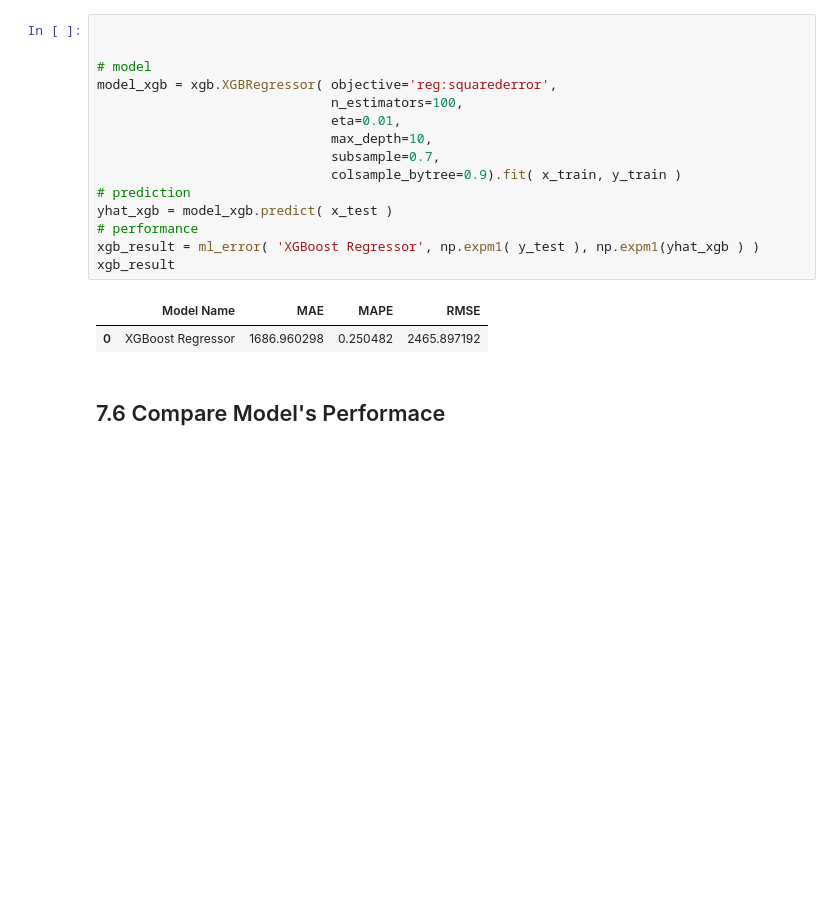
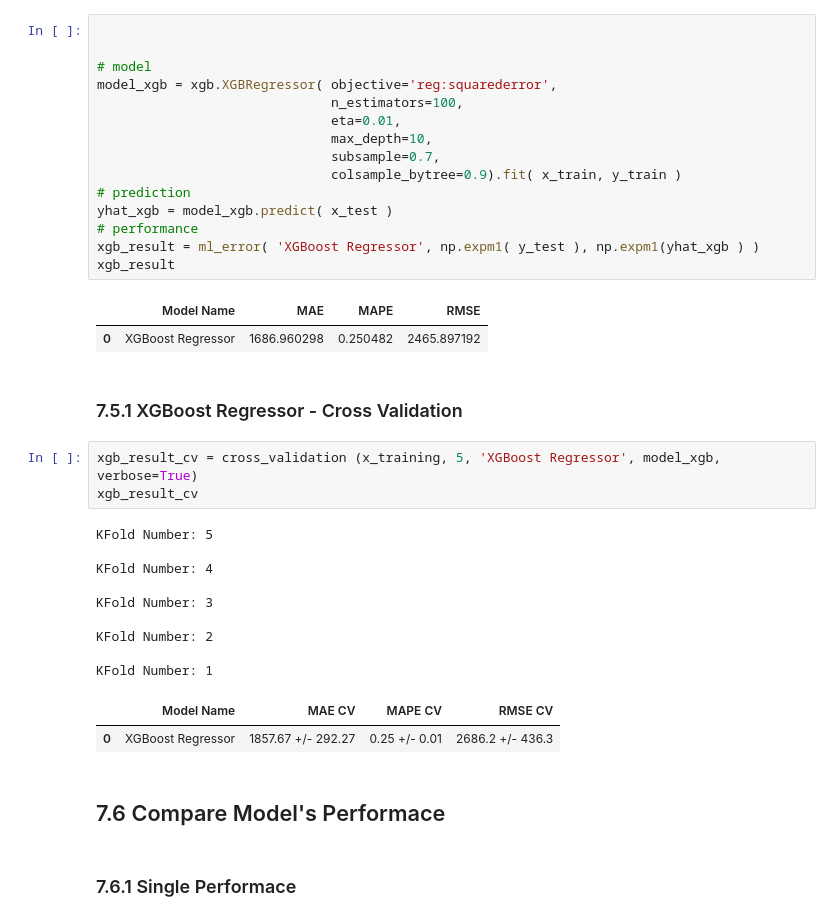
Before and after one commit to IanAndMendesDS/ds_producao, a Jupyter notebook: store_sale_prediction.ipynb, the cells around one changed output. Drawn from its saved outputs; the diff is of its cells as text; blank space fills up the shorter version.

```diff
--- a/store_sale_prediction.ipynb
+++ b/store_sale_prediction.ipynb
@@ -1199,8 +1245,27 @@ xgb_result
 # %% [output]
 |  | Model Name | MAE | MAPE | RMSE |
 | 0 | XGBoost Regressor | 1686.960298 | 0.250482 | 2465.897192 |
+# %% [markdown]
+### 7.5.1 XGBoost Regressor - Cross Validation
+# %%
+xgb_result_cv = cross_validation (x_training, 5, 'XGBoost Regressor', model_xgb, verbose=True)
+xgb_result_cv
+# %% [output]
+KFold Number: 5
+
+KFold Number: 4
+
+KFold Number: 3
+
+KFold Number: 2
+
+KFold Number: 1
+|  | Model Name | MAE CV | MAPE CV | RMSE CV |
+| 0 | XGBoost Regressor | 1857.67 +/- 292.27 | 0.25 +/- 0.01 | 2686.2 +/- 436.3 |
 # %% [markdown]
 ## 7.6 Compare Model's Performace
+# %% [markdown]
+### 7.6.1 Single Performace
 # %%
 modelling_result = pd.concat ([baseline_result, lr_result, lrr_result, rf_result, xgb_result])
 modelling_result.sort_values('RMSE')
```
Also changed, not shown: parts of 26 cells of this notebook.
